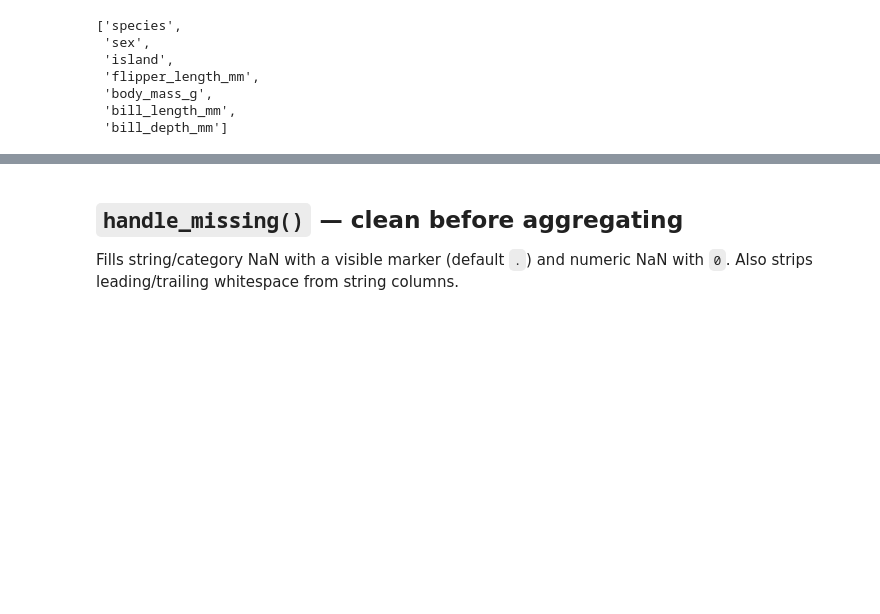
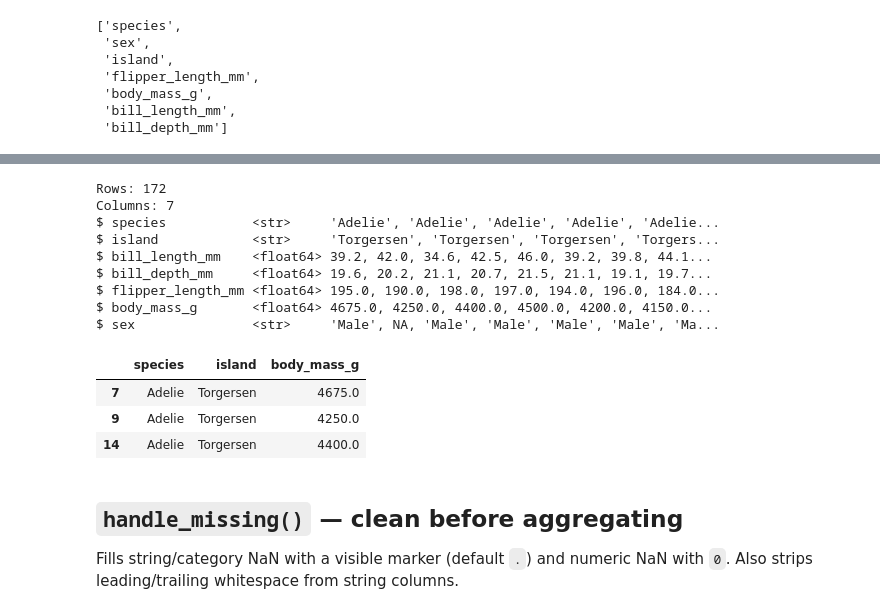
Before and after one commit to maddytae/pytae, a Jupyter notebook: docs/library/other_utilities.ipynb, the cells around one changed output, grey strips where cells are left out. Saved outputs shown, nothing was run; the diff lists cells and outputs as text; code cells hidden in the pictures; blank space fills up the shorter version.

```diff
--- a/docs/library/other_utilities.ipynb
+++ b/docs/library/other_utilities.ipynb
@@ -45,3 +81,26 @@ penguins.pt.cols(ascending=False)
+# %%
+# Non-destructive: returns self, allowing inspection mid-pipeline
+(
+    penguins
+    .pt.qry("body_mass_g > 4000")
+    .pt.glimpse()
+    .pt.select("species", "island", "body_mass_g")
+    .head(3)
+)
+# %% [output]
+Rows: 172
+Columns: 7
+$ species           <str>     'Adelie', 'Adelie', 'Adelie', 'Adelie', 'Adelie...
+$ island            <str>     'Torgersen', 'Torgersen', 'Torgersen', 'Torgers...
+$ bill_length_mm    <float64> 39.2, 42.0, 34.6, 42.5, 46.0, 39.2, 39.8, 44.1...
+$ bill_depth_mm     <float64> 19.6, 20.2, 21.1, 20.7, 21.5, 21.1, 19.1, 19.7...
+$ flipper_length_mm <float64> 195.0, 190.0, 198.0, 197.0, 194.0, 196.0, 184.0...
+$ body_mass_g       <float64> 4675.0, 4250.0, 4400.0, 4500.0, 4200.0, 4150.0...
+$ sex               <str>     'Male', NA, 'Male', 'Male', 'Male', 'Male', 'Ma...
+|  | species | island | body_mass_g |
+| 7 | Adelie | Torgersen | 4675.0 |
+| 9 | Adelie | Torgersen | 4250.0 |
+| 14 | Adelie | Torgersen | 4400.0 |
 # %% [markdown]
 ## `handle_missing()` — clean before aggregating
 Fills string/category NaN with a visible marker (default `.`) and numeric NaN with `0`. Also strips leading/trailing whitespace from string columns.
```
Also changed, not shown: parts of 4 cells of this notebook, 18 other files.
